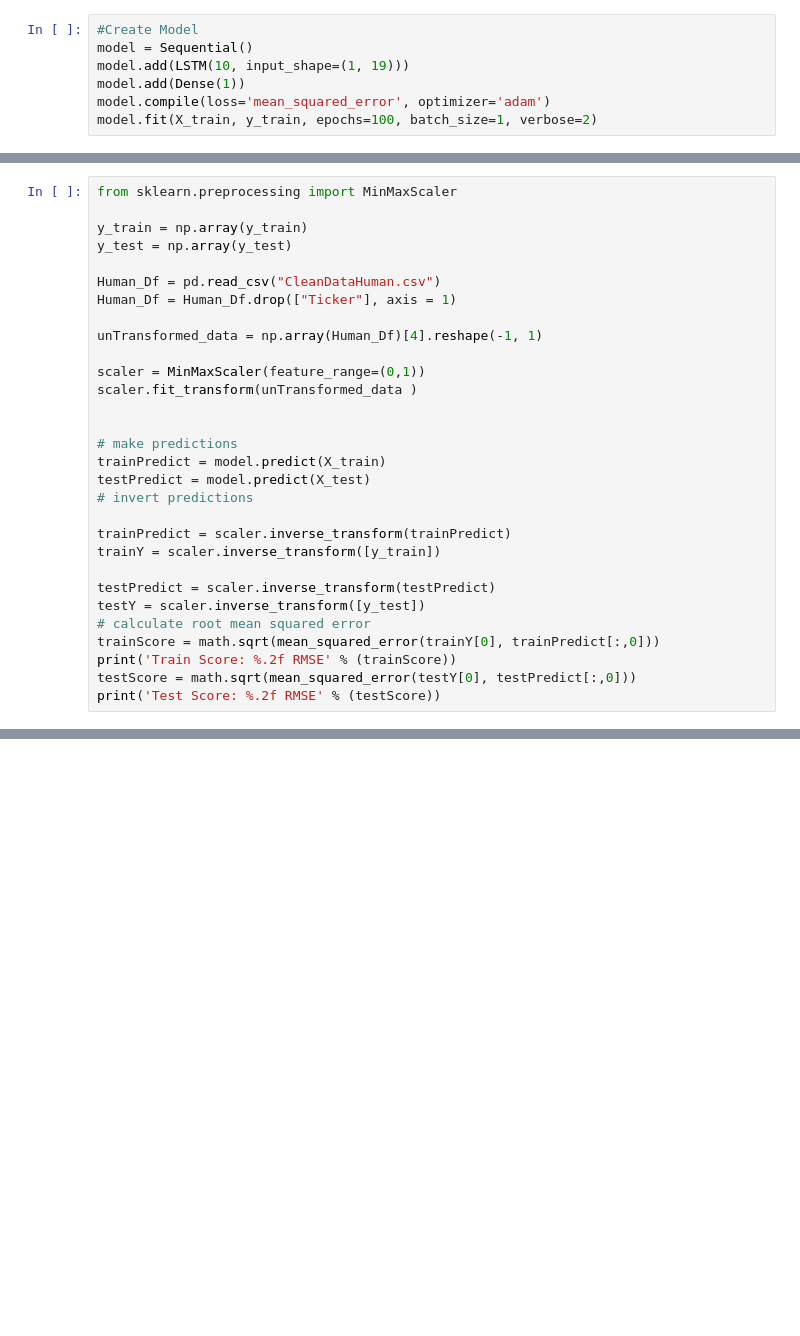
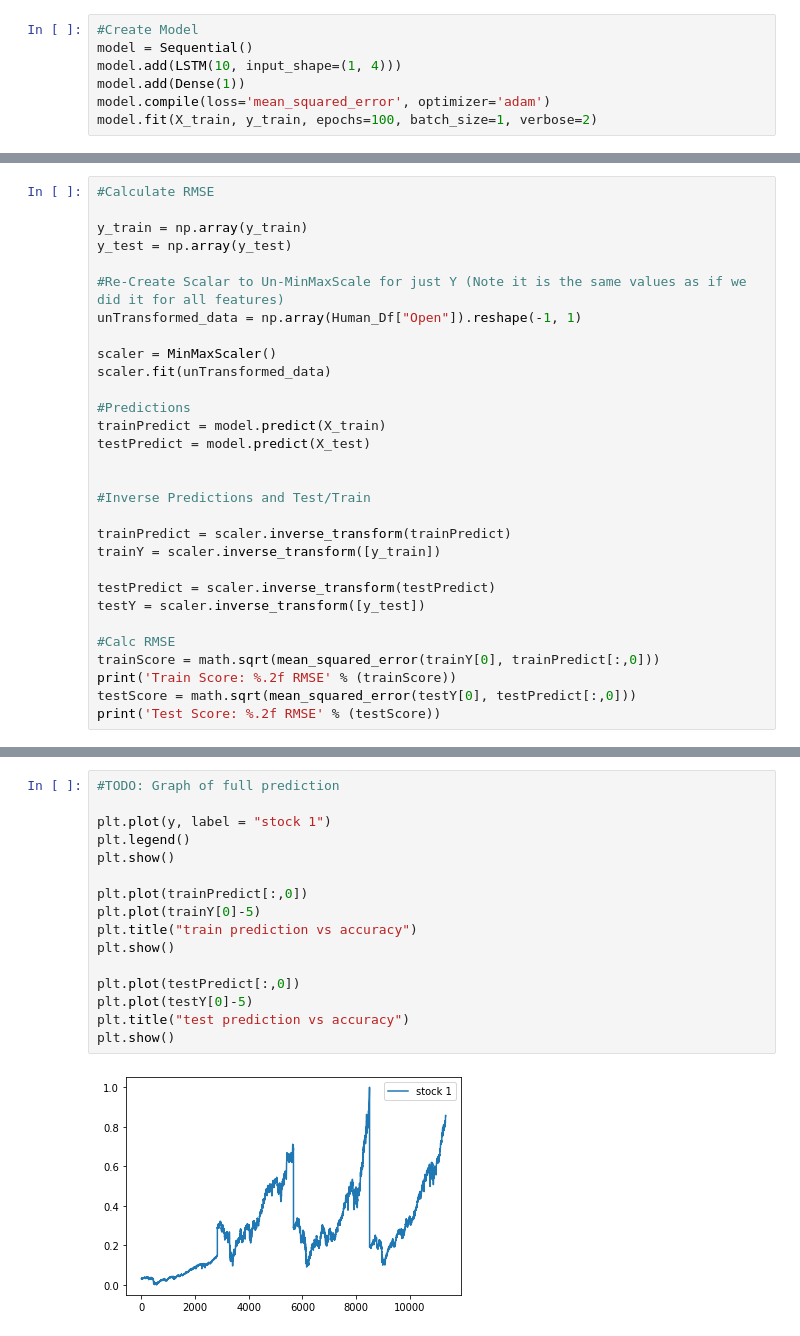
Before and after one commit to B-Rad80/ML_Stock_Predictions, a Jupyter notebook: LTSM.ipynb, the cells around one changed output, grey strips where cells are left out. Cells and saved outputs as stored; diff of their text form; blank space fills up the shorter version.

```diff
--- a/LTSM.ipynb
+++ b/LTSM.ipynb
@@ -56,7 +107,7 @@ print(X_train.shape)
 # %%
 #Create Model
 model = Sequential()
-model.add(LSTM(10, input_shape=(1, 19)))
+model.add(LSTM(10, input_shape=(1, 4)))
 model.add(Dense(1))
 model.compile(loss='mean_squared_error', optimizer='adam')
 model.fit(X_train, y_train, epochs=100, batch_size=1, verbose=2)
@@ -81,30 +132,30 @@ Epoch 100/100
 <keras.callbacks.callbacks.History at 0x...>
 # %%
-from sklearn.preprocessing import MinMaxScaler
+#Calculate RMSE
 
 y_train = np.array(y_train)
 y_test = np.array(y_test)
 
-Human_Df = pd.read_csv("CleanDataHuman.csv")
-Human_Df = Human_Df.drop(["Ticker"], axis = 1)
+#Re-Create Scalar to Un-MinMaxScale for just Y (Note it is the same values as if we did it for all features)
+unTransformed_data = np.array(Human_Df["Open"]).reshape(-1, 1)
 
-unTransformed_data = np.array(Human_Df)[4].reshape(-1, 1)
+scaler = MinMaxScaler()
+scaler.fit(unTransformed_data)
 
-scaler = MinMaxScaler(feature_range=(0,1))
-scaler.fit_transform(unTransformed_data )
+#Predictions
+trainPredict = model.predict(X_train)
+testPredict = model.predict(X_test)
 
 
-# make predictions
-trainPredict = model.predict(X_train)
-testPredict = model.predict(X_test)
-# invert predictions
+#Inverse Predictions and Test/Train
 
 trainPredict = scaler.inverse_transform(trainPredict)
 trainY = scaler.inverse_transform([y_train])
 
 testPredict = scaler.inverse_transform(testPredict)
 testY = scaler.inverse_transform([y_test])
-# calculate root mean squared error
+
+#Calc RMSE
 trainScore = math.sqrt(mean_squared_error(trainY[0], trainPredict[:,0]))
 print('Train Score: %.2f RMSE' % (trainScore))
 testScore = math.sqrt(mean_squared_error(testY[0], testPredict[:,0]))
@@ -114,0 +166,18 @@ Test Score: 1120.02 RMSE
+# %%
+#TODO: Graph of full prediction
+
+plt.plot(y, label = "stock 1")
+plt.legend()
+plt.show()
+
+plt.plot(trainPredict[:,0])
+plt.plot(trainY[0]-5)
+plt.title("train prediction vs accuracy")
+plt.show()
+
+plt.plot(testPredict[:,0])
+plt.plot(testY[0]-5)
+plt.title("test prediction vs accuracy")
+plt.show()
+# %% [output]
+[figure, added]
```
Also changed, not shown: parts of 11 cells of this notebook.
